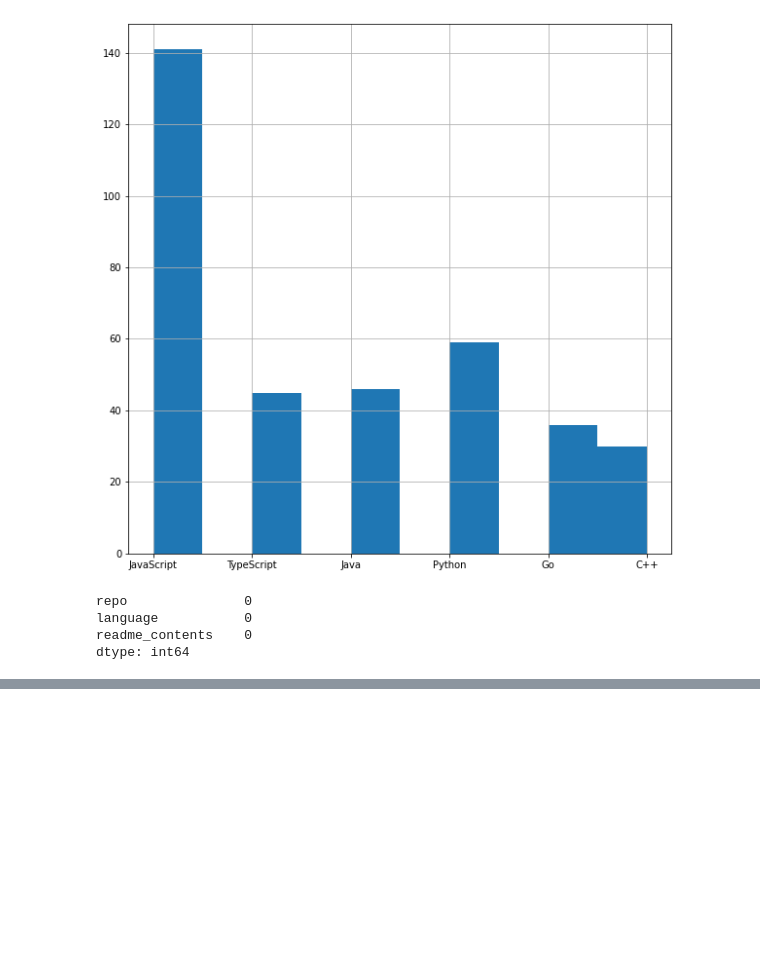
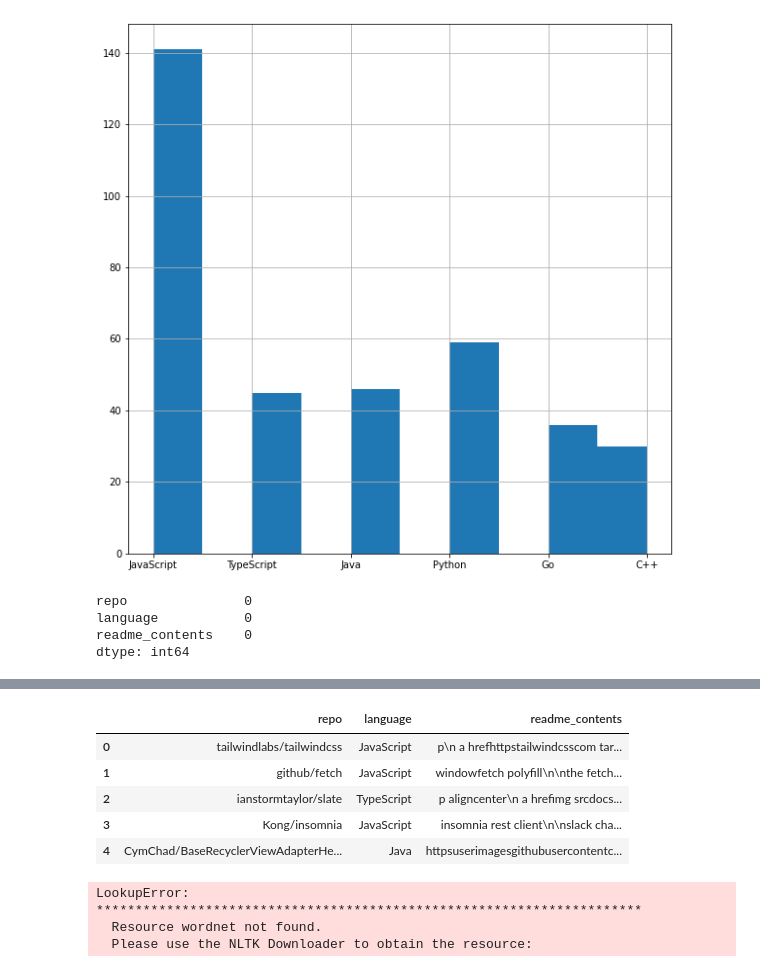
Before and after one commit to nlpsuperstar/nlp_team_project, a Jupyter notebook: Sarahs_scratch_notebook.ipynb, the cells around one changed output, grey strips where cells are left out. Drawn from its saved outputs; the diff is of its cells as text; code cells hidden in the pictures; blank space fills up the shorter version.

```diff
--- a/Sarahs_scratch_notebook.ipynb
+++ b/Sarahs_scratch_notebook.ipynb
@@ -93,0 +103,2 @@ SyntaxError: 'return' outside function (<ipython-input-45-d47d65d04d3b>, line 3)
+# %%
+data = data.reset_index(drop = True)
@@ -93,0 +107,19 @@ SyntaxError: 'return' outside function (<ipython-input-45-d47d65d04d3b>, line 3)
+# %%
+# using the clean function to remove non alpha numeric characters
+data['readme_contents'] = data['readme_contents'].apply(lambda string: basic_clean(string))
+# %%
+data.head()
+# %% [output]
+|  | repo | language | readme_contents |
+| 0 | tailwindlabs/tailwindcss | JavaScript | p\n a hrefhttpstailwindcsscom tar... |
+| 1 | github/fetch | JavaScript | windowfetch polyfill\n\nthe fetch... |
+| 2 | ianstormtaylor/slate | TypeScript | p aligncenter\n a hrefimg srcdocs... |
+| 3 | Kong/insomnia | JavaScript | insomnia rest client\n\nslack cha... |
+| 4 | CymChad/BaseRecyclerViewAdapterHe... | Java | httpsuserimagesgithubusercontentc... |
+# %%
+data['readme_contents'] = data['readme_contents'].apply(lambda string: lemmatize(string))
+# %% [output]
+LookupError:
+**********************************************************************
+  Resource wordnet not found.
+  Please use the NLTK Downloader to obtain the resource:
```
Also changed, not shown: parts of 6 cells of this notebook.
